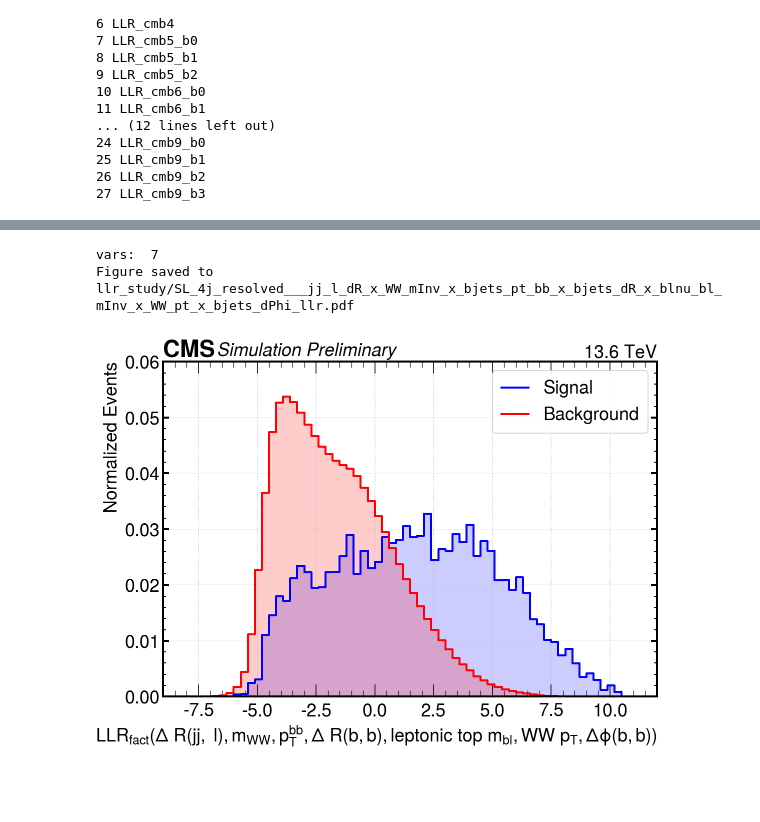
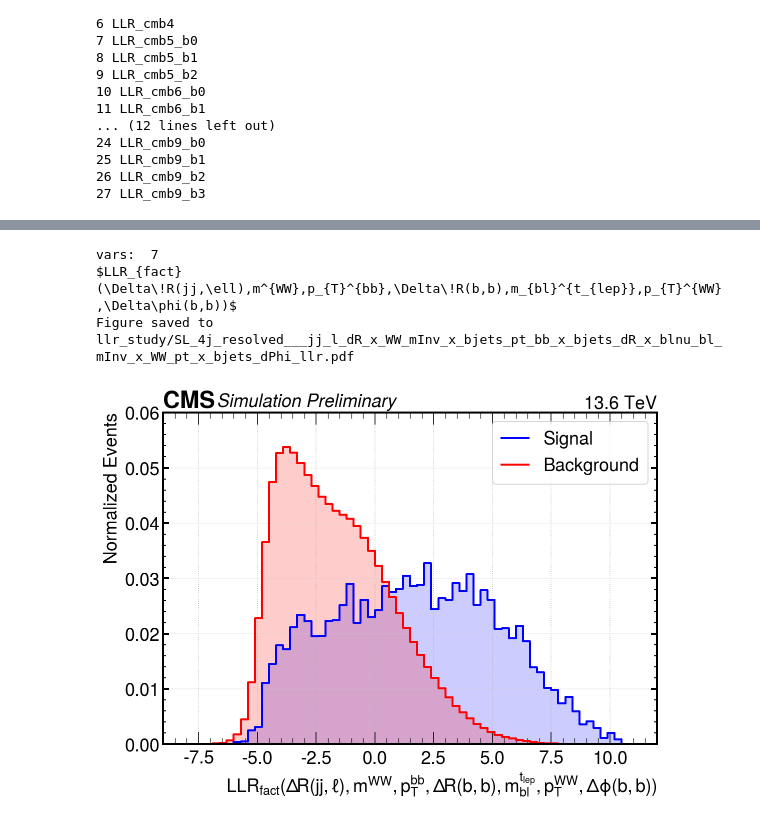
Before and after one commit to antonettprado/hh, a Jupyter notebook: llr_study/plot_llrs_distributions.ipynb, the cells around one changed output, grey strips where cells are left out. Drawn from its saved outputs; the diff is of its cells as text; code cells hidden in the pictures; blank space fills up the shorter version.

Commit message:
plotting finalized

```diff
--- a/llr_study/plot_llrs_distributions.ipynb
+++ b/llr_study/plot_llrs_distributions.ipynb
@@ -90,9 +95,10 @@ Figure saved to llr_study/SL_4j_resolved___jj_l_dR_x_WW_mInv_x_bjets_pt_bb_x_bje
 # %%
 wd = WorkDirectory(crtd_dirs[15])   # 14 to 18
 llr_analyzer = Analyzer(wd, CONFIG, outdir=Path('llr_study'))
 show_var_dim(ref_7var)
-llr_analyzer.plot_sig_bkg_new(ref_7var, plot_style, PlotLimits(xmin=-9, xmax=12, ymax=0.06))
+llr_analyzer.plot_sig_bkg(ref_7var, plot_style, PlotLimits(xmin=-9, xmax=12, ymax=0.06))
 # %% [output]
 vars:  7
+$LLR_{fact}(\Delta\!R(jj,\ell),m^{WW},p_{T}^{bb},\Delta\!R(b,b),m_{bl}^{t_{lep}},p_{T}^{WW},\Delta\phi(b,b))$
 Figure saved to llr_study/SL_4j_resolved___jj_l_dR_x_WW_mInv_x_bjets_pt_bb_x_bjets_dR_x_blnu_bl_mInv_x_WW_pt_x_bjets_dPhi_llr.pdf
-[figure, old version]
+[figure, new version]
```
Also changed, not shown: parts of 6 cells of this notebook, 5 other files.
